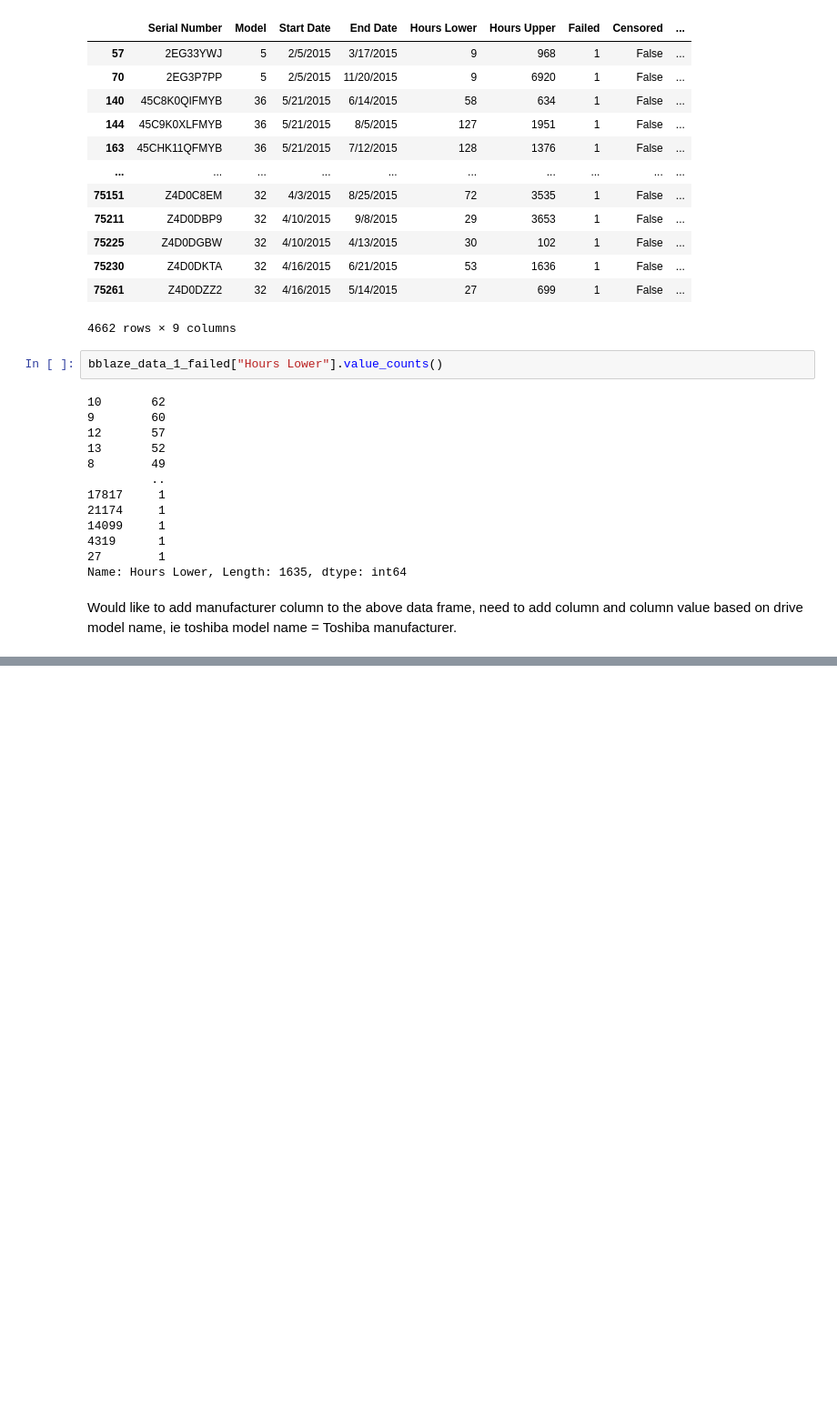
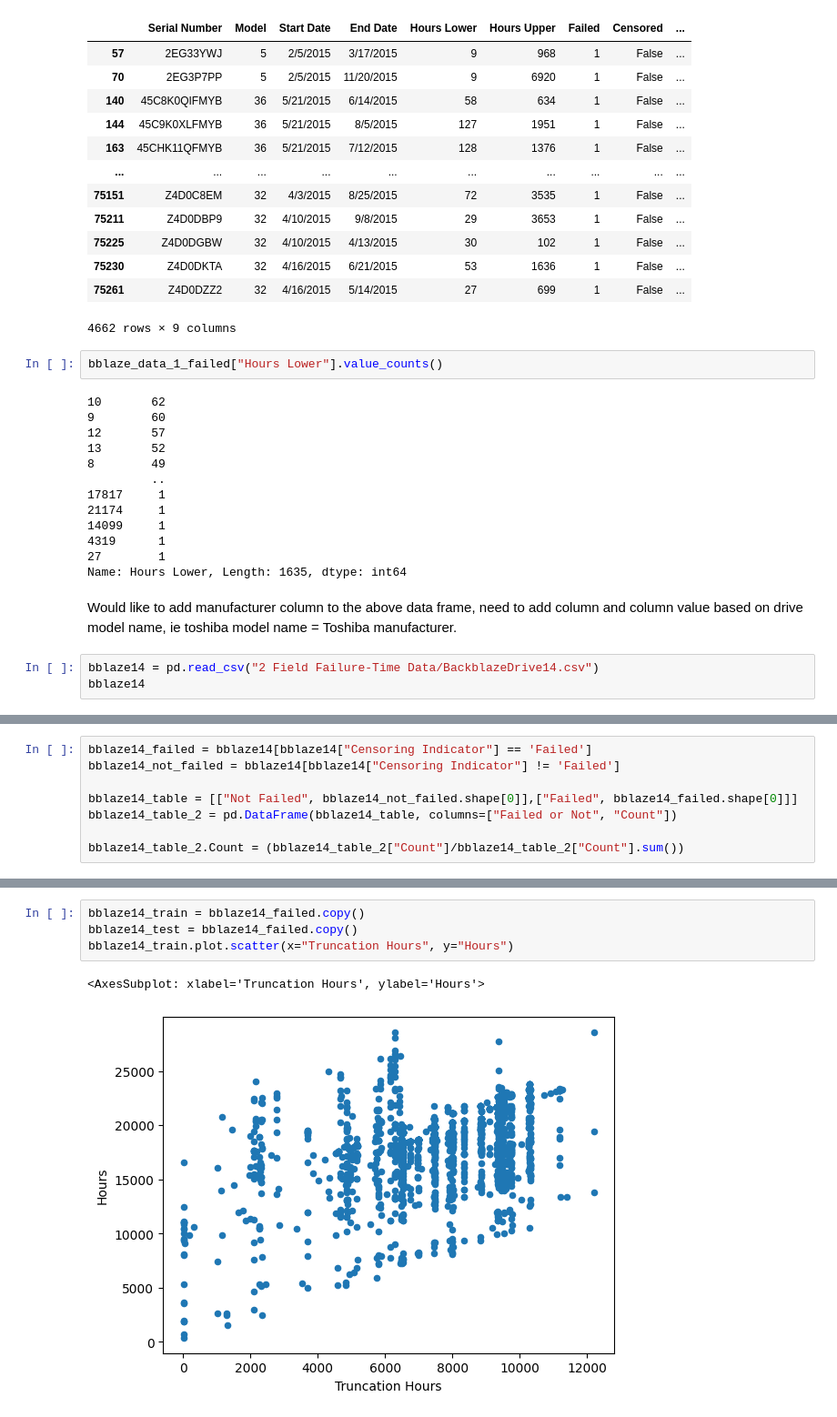
Before and after one commit to football3o/cs105_final, a Jupyter notebook: Final_Project.ipynb, the cells around one changed output, grey strips where cells are left out. Shown at 91% size. Drawn from its saved outputs; the diff is of its cells as text; blank space fills up the shorter version.

```diff
--- a/Final_Project.ipynb
+++ b/Final_Project.ipynb
@@ -575,3 +575,6 @@ bblaze_data_1_failed["Hours Lower"].value_counts()
 Name: Hours Lower, Length: 1635, dtype: int64
 # %% [markdown]
 Would like to add manufacturer column to the above data frame, need to add column and column value based on drive model name, ie toshiba model name = Toshiba manufacturer.
+# %%
+bblaze14 = pd.read_csv("2 Field Failure-Time Data/BackblazeDrive14.csv")
+bblaze14
@@ -577,0 +601,8 @@ Would like to add manufacturer column to the above data frame, need to add colum
+# %%
+bblaze14_failed = bblaze14[bblaze14["Censoring Indicator"] == 'Failed']
+bblaze14_not_failed = bblaze14[bblaze14["Censoring Indicator"] != 'Failed']
+
+bblaze14_table = [["Not Failed", bblaze14_not_failed.shape[0]],["Failed", bblaze14_failed.shape[0]]]
+bblaze14_table_2 = pd.DataFrame(bblaze14_table, columns=["Failed or Not", "Count"])
+
+bblaze14_table_2.Count = (bblaze14_table_2["Count"]/bblaze14_table_2["Count"].sum())
@@ -577,0 +638,7 @@ Would like to add manufacturer column to the above data frame, need to add colum
+# %%
+bblaze14_train = bblaze14_failed.copy()
+bblaze14_test = bblaze14_failed.copy()
+bblaze14_train.plot.scatter(x="Truncation Hours", y="Hours")
+# %% [output]
+<AxesSubplot: xlabel='Truncation Hours', ylabel='Hours'>
+[figure, added]
```
Also changed, not shown: parts of 6 cells of this notebook.
